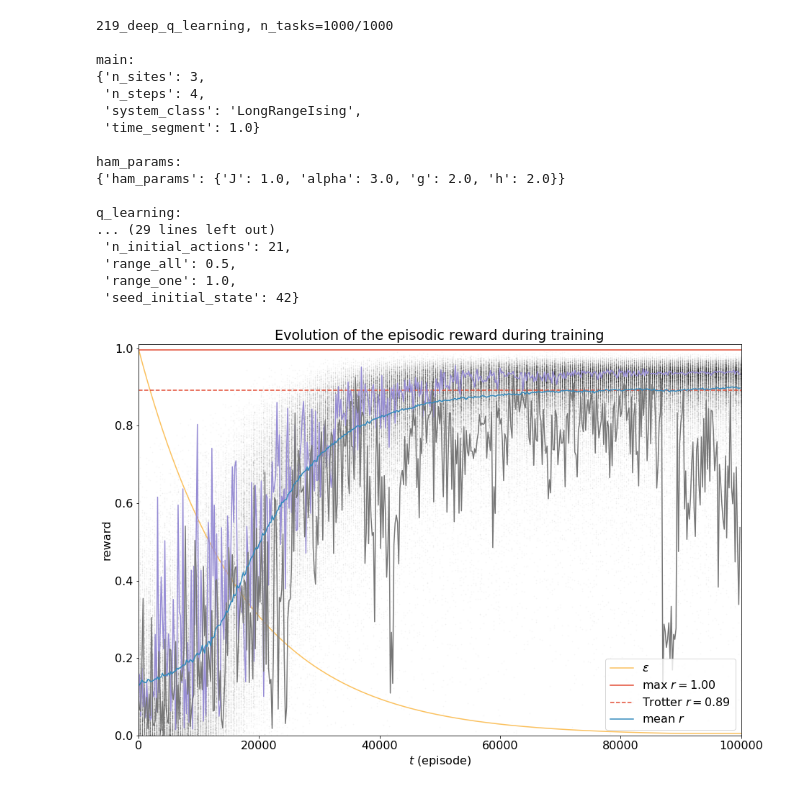
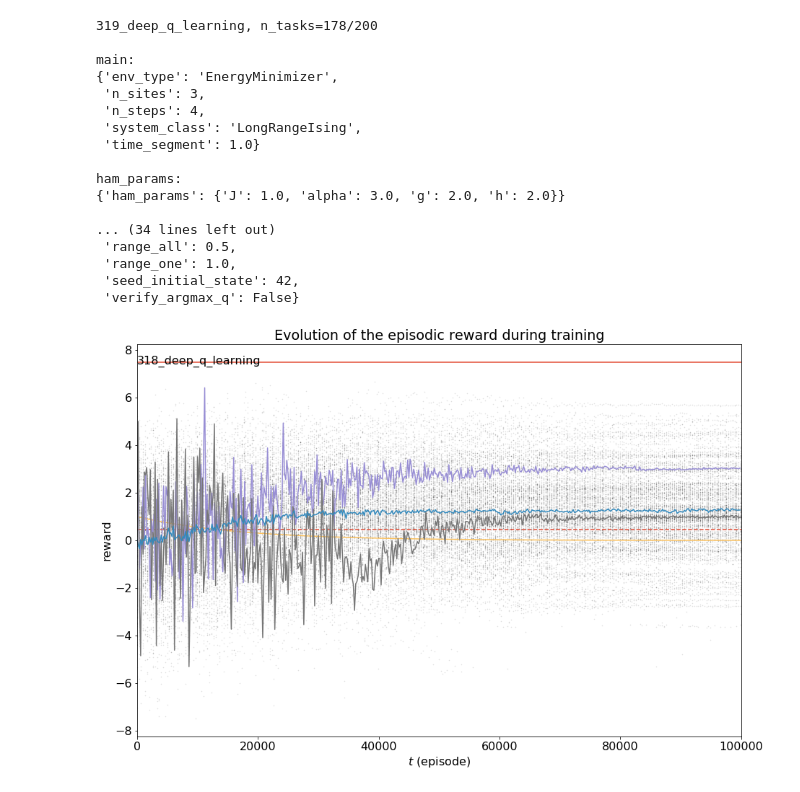
Before and after one commit to adrienbolens/reinforcement-learning-and-quantum-simulations, a Jupyter notebook: results/view_results.ipynb, the cells around one changed output. Cells and saved outputs as stored; diff of their text form; code cells hidden in the pictures.

```diff
--- a/results/view_results.ipynb
+++ b/results/view_results.ipynb
@@ -13,5 +15,6 @@ reload(plots);
 # %%
 output = Path('/data3/bolensadrien/output')
 database = read_database(only_processed=True)
-print([entry['name'] for entry in database[-5:]])
+index_to_path = {int(re.search(r'^\d*', entry['name']).group()): output / entry['name'] for entry in database}
+print([entry['name'] for entry in database[-30:]])
 # %% [output]
@@ -35,15 +55,16 @@ plt.tight_layout()
 # %%
-index = 219
-path_to_data = output / (str(index) + '_deep_q_learning')
+index = 319
+path_to_data = index_to_path[index]
 # %%
 categories = ['main', 'q_learning', 'neural_network']
 categories = 'all'
 plots.plot_info(path_to_data, categories=categories, print_instead=True)
 # %% [output]
-219_deep_q_learning, n_tasks=1000/1000
+319_deep_q_learning, n_tasks=178/200
 
 main:
-{'n_sites': 3,
+{'env_type': 'EnergyMinimizer',
+ 'n_sites': 3,
  'n_steps': 4,
  'system_class': 'LongRangeIsing',
  'time_segment': 1.0}
@@ -51,18 +72,17 @@ main:
 ham_params:
 {'ham_params': {'J': 1.0, 'alpha': 3.0, 'g': 2.0, 'h': 2.0}}
 
-q_learning:
-... (29 lines left out)
- 'n_initial_actions': 21,
+... (34 lines left out)
  'range_all': 0.5,
  'range_one': 1.0,
- 'seed_initial_state': 42}
+ 'seed_initial_state': 42,
+ 'verify_argmax_q': False}
 # %%
 fig, ax = plt.subplots(figsize=(15, 10))
 plots.plot_rewards_vs_episodes(path_to_data, n_x=500, n_x_scatter=300,
-                               scatter=True, n_individual_runs=2, n_slices=0, ax=ax)
+                               scatter=True, n_individual_runs=2, n_slices=0, yrange=None, ax=ax)
 # %% [output]
-[figure, old version]
+[figure, new version]
 # %%
 fig, ax = plt.subplots(figsize=(15, 10))
 plots.plot_rewards_vs_extra_episodes(path_to_data, n_individual_runs=10, n_x=None, scatter=False, ax=ax)
```
Also changed, not shown: parts of 10 cells of this notebook, 11 other files.
